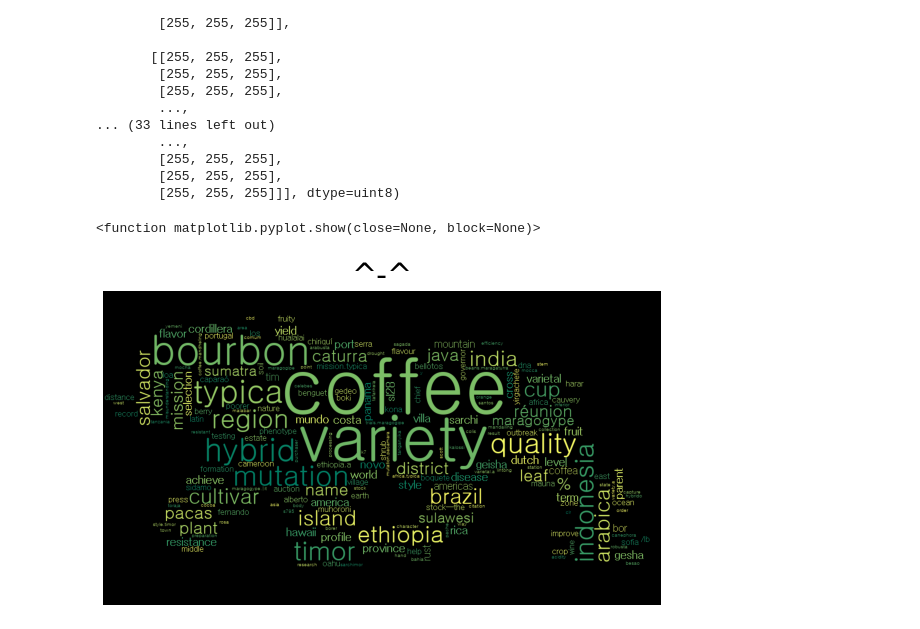
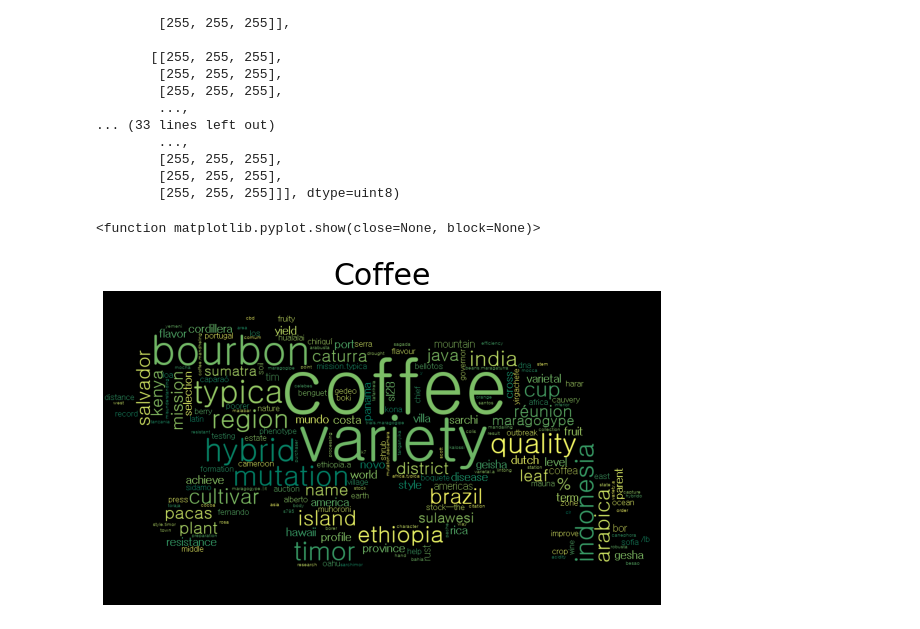
Before and after one commit to shinwoejin/Python, a Jupyter notebook: 9월 파이썬수업/프로젝트/2022-09-20_Coffee.ipynb, the cells around one changed output. Cells and saved outputs as stored; diff of their text form; code cells hidden in the pictures.

```diff
--- a/9월 파이썬수업/프로젝트/2022-09-20_Coffee.ipynb
+++ b/9월 파이썬수업/프로젝트/2022-09-20_Coffee.ipynb
@@ -216,9 +216,9 @@ wordcloud = WordCloud(font_path='C:\Windows\Fonts\gulim.ttc',
 # %%
 plt.figure(figsize=(10,10))
 plt.imshow(wordcloud)
 plt.axis("off")
-plt.title("^-^", size = 30)
+plt.title("Coffee", size = 30)
 plt.show
 # %% [output]
 <function matplotlib.pyplot.show(close=None, block=None)>
-[figure, old version]
+[figure, new version]
```
